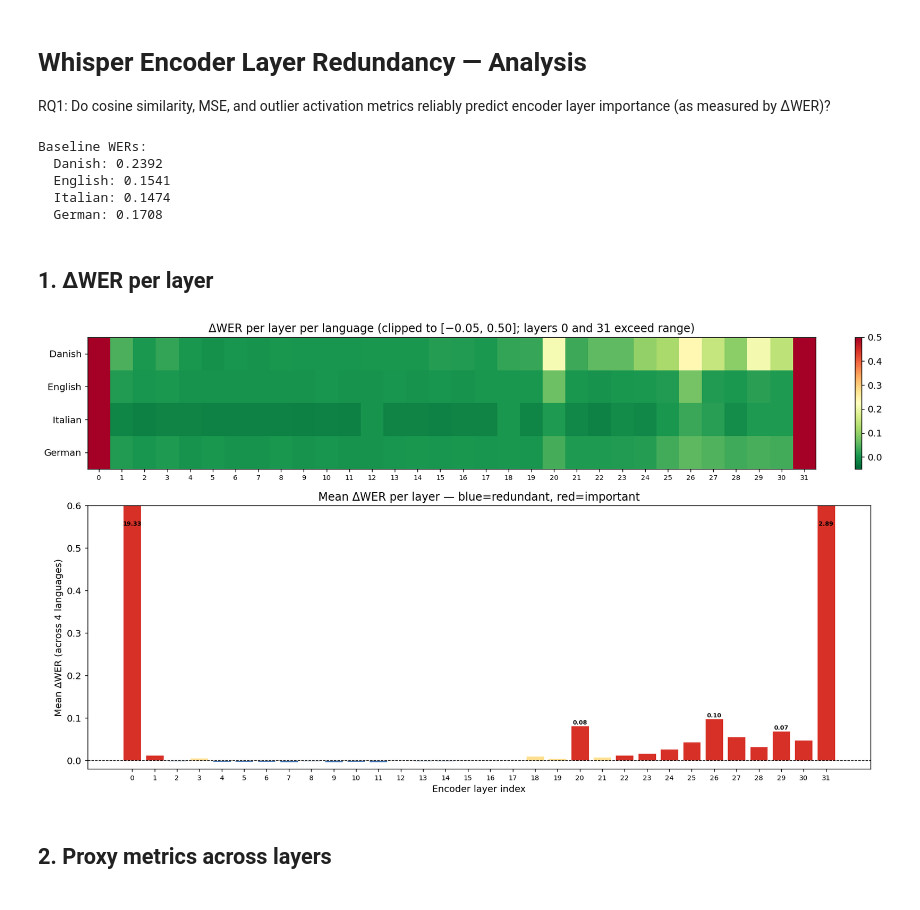
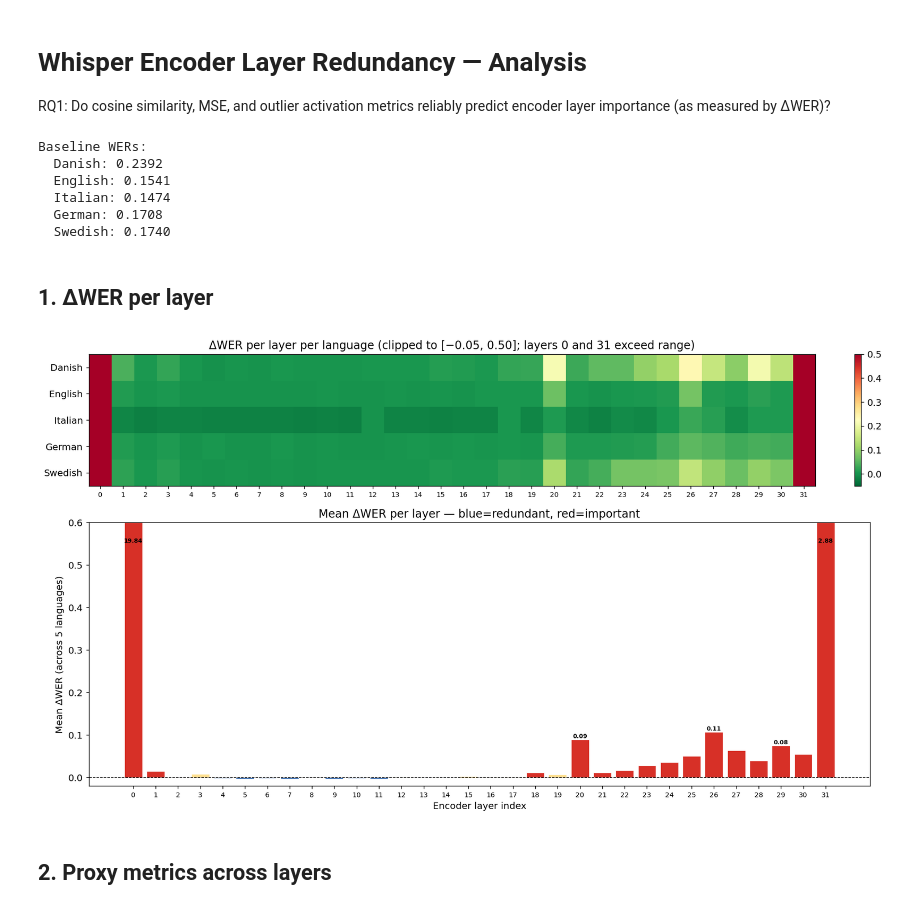
Before and after one commit to rasgaard/whisper-encoder-layer-prune, a Jupyter notebook: analysis.ipynb, the cells around one changed output. Saved outputs shown, nothing was run; the diff lists cells and outputs as text; code cells hidden in the pictures.

```diff
--- a/analysis.ipynb
+++ b/analysis.ipynb
@@ -11,8 +11,8 @@ import scipy.stats as stats
 
 plt.rcParams.update({"figure.dpi": 130, "font.size": 11})
 
-LANGUAGES   = ["da_dk", "en_us", "it_it", "de_de"]
-LANG_LABELS = ["Danish", "English", "Italian", "German"]
+LANGUAGES   = ["da_dk", "en_us", "it_it", "de_de", "sv_se"]
+LANG_LABELS = ["Danish", "English", "Italian", "German", "Swedish"]
 NUM_LAYERS  = 32
 THRESHOLD   = 0.05  # 5 % relative WER increase = "significant"
 
@@ -23,16 +23,19 @@ with open("results/delta_wers.json") as f:
     d = json.load(f)
 
 baseline_wers = d["baseline_wers"]
-delta_wers    = np.array([d["delta_wers"][l]   for l in LANGUAGES])   # [4, 32]
-layer_wers    = np.array([d["layer_wers"][l]    for l in LANGUAGES])   # [4, 32]
+delta_wers    = np.array([d["delta_wers"][l]   for l in LANGUAGES])   # [5, 32]
+layer_wers    = np.array([d["layer_wers"][l]    for l in LANGUAGES])   # [5, 32]
 
-# proxy metric arrays  [4, 32]
+# proxy metric arrays  [5, 32]
 cos_sim       = np.array([proxy[l]["cos_sim"]       for l in LANGUAGES])
 mse           = np.array([proxy[l]["mse"]           for l in LANGUAGES])
 outlier_frac  = np.array([proxy[l]["outlier_frac"]  for l in LANGUAGES])
 outlier_delta = np.array([proxy[l]["outlier_delta"] for l in LANGUAGES])
 amp_ratio     = np.array([proxy[l]["amp_ratio"]     for l in LANGUAGES])
 
+# per-dimension max activations: [5, 32, 1280]
+max_act_per_dim = np.array([proxy[l]["max_act_per_dim"] for l in LANGUAGES])
+
 mean_delta = delta_wers.mean(axis=0)   # [32] mean ΔWER across languages
 
 print("Baseline WERs:")
@@ -44,6 +47,7 @@ Baseline WERs:
   English: 0.1541
   Italian: 0.1474
   German: 0.1708
+  Swedish: 0.1740
 # %% [markdown]
 ## 1. ΔWER per layer
 # %%
@@ -51,39 +55,37 @@ fig, axes = plt.subplots(2, 1, figsize=(14, 8), gridspec_kw={"height_ratios": [1
 
 # --- top: heatmap across languages ---
 ax = axes[0]
-# clip layer 0 and 31 for visualisation (they dominate the scale)
 clipped = np.clip(delta_wers, -0.05, 0.5)
 im = ax.imshow(clipped, aspect="auto", cmap="RdYlGn_r", vmin=-0.05, vmax=0.5)
-ax.set_yticks(range(4))
+ax.set_yticks(range(len(LANGUAGES)))
 ax.set_yticklabels(LANG_LABELS)
 ax.set_xticks(range(NUM_LAYERS))
 ax.set_xticklabels(range(NUM_LAYERS), fontsize=8)
 ax.set_title("ΔWER per layer per language (clipped to [−0.05, 0.50]; layers 0 and 31 exceed range)")
 plt.colorbar(im, ax=ax, fraction=0.02)
 
-# --- bottom: mean ΔWER bar chart (log scale, exclude 0 and 31 for readability) ---
+# --- bottom: mean ΔWER bar chart ---
 ax2 = axes[1]
 layers = np.arange(NUM_LAYERS)
 colors = ["#d73027" if v > 0.01 else "#4575b4" if v < 0 else "#fee090" for v in mean_delta]
 bars = ax2.bar(layers, mean_delta, color=colors, edgecolor="white", linewidth=0.5)
 ax2.axhline(0, color="black", linewidth=0.8, linestyle="--")
 ax2.set_xlabel("Encoder layer index")
-ax2.set_ylabel("Mean ΔWER (across 4 languages)")
+ax2.set_ylabel(f"Mean ΔWER (across {len(LANGUAGES)} languages)")
 ax2.set_title("Mean ΔWER per layer — blue=redundant, red=important")
 ax2.set_xticks(layers)
 ax2.set_xticklabels(layers, fontsize=8)
 
-# annotate the big outliers
 for idx in [0, 20, 26, 29, 31]:
     ax2.annotate(f"{mean_delta[idx]:.2f}", xy=(idx, min(mean_delta[idx], 0.55)),
                  ha="center", va="bottom", fontsize=7, fontweight="bold")
 
 ax2.set_ylim(-0.02, 0.6)
 plt.tight_layout()
 plt.savefig("results/delta_wer_overview.png", bbox_inches="tight")
 plt.show()
 # %% [output]
-[figure, old version]
+[figure, new version]
 # %% [markdown]
 ## 2. Proxy metrics across layers
 # %%
```
Also changed, not shown: parts of 14 cells of this notebook, 20 other files.
